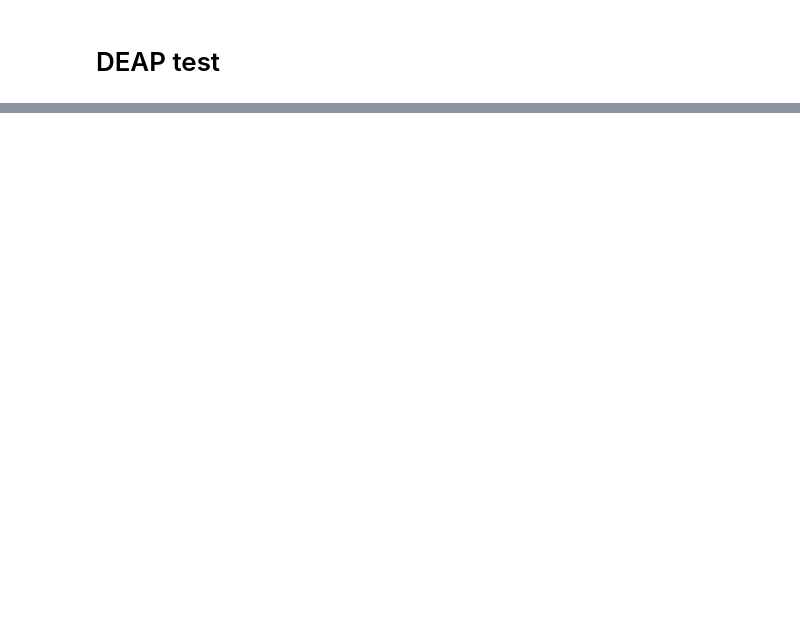
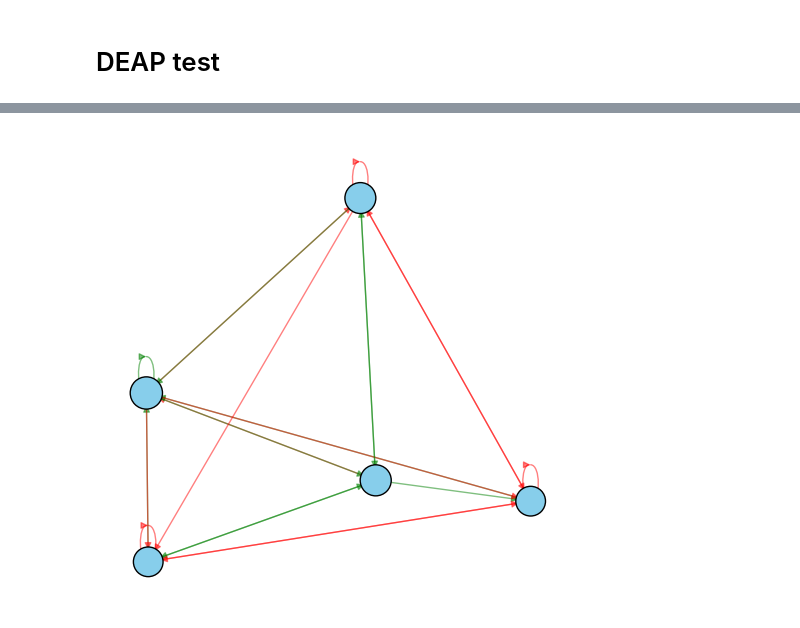
Before and after one commit to joaoMartinSaquet/AGRN, a Jupyter notebook: test.ipynb, the cells around one changed output, grey strips where cells are left out. Saved outputs shown, nothing was run; the diff lists cells and outputs as text; code cells hidden in the pictures; blank space fills up the shorter version.

```diff
--- a/test.ipynb
+++ b/test.ipynb
@@ -442,0 +433,19 @@ def eval(individual):
+# %%
+import matplotlib.pyplot as plt
+from grn import GRN
+from visulaizer import GRNVisualizer
+from genome import *
+from matplotlib.animation import FuncAnimation, HTMLWriter
+from IPython.display import HTML
+
+
+
+genome = random_genome(nin=1, nout=1, nreg=3)
+g = GRN(genome, nin=1, nout=1)
+# g.random(nin=1, nout=1, nreg=3)
+v = GRNVisualizer(g, nsteps=100)
+v.animate()
+
+# v.show()
+# %% [output]
+[figure, added]
```
Also changed, not shown: parts of 10 cells of this notebook, 8 other files.
